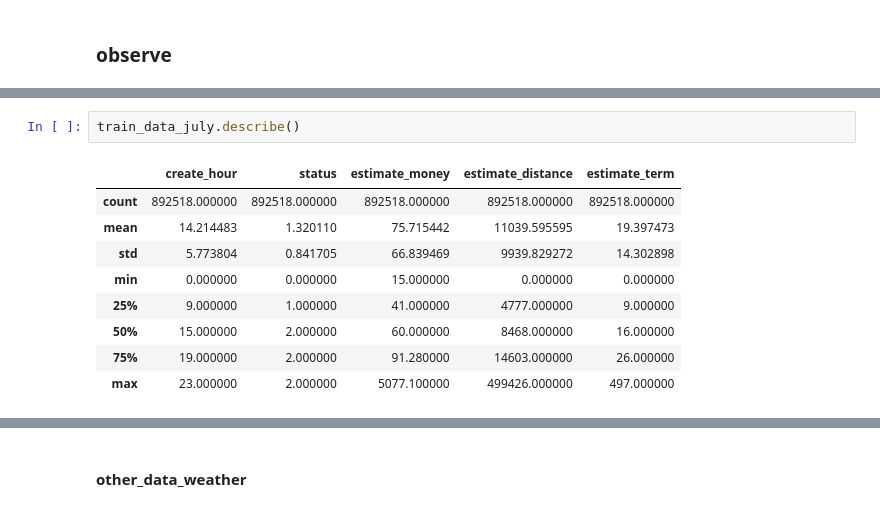
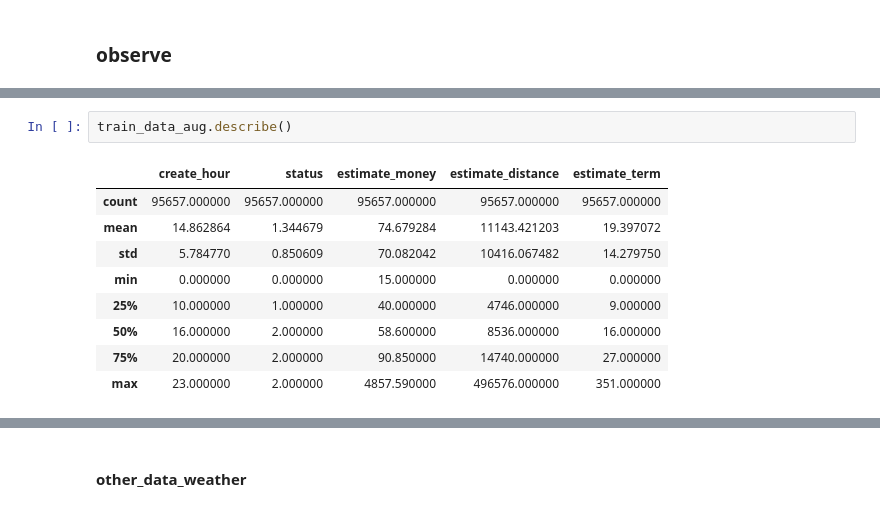
Before and after one commit to LinXueyuanStdio/UAIcup, a Jupyter notebook: analyseData.ipynb, the cells around one changed output, grey strips where cells are left out. Saved outputs shown, nothing was run; the diff lists cells and outputs as text.

```diff
--- a/analyseData.ipynb
+++ b/analyseData.ipynb
@@ -173,12 +201,12 @@ train_data_july.head()
 # %%
-train_data_july.describe()
+train_data_aug.describe()
 # %% [output]
 |  | create_hour | status | estimate_money | estimate_distance | estimate_term |
-| count | 892518.000000 | 892518.000000 | 892518.000000 | 892518.000000 | 892518.000000 |
-| mean | 14.214483 | 1.320110 | 75.715442 | 11039.595595 | 19.397473 |
-| std | 5.773804 | 0.841705 | 66.839469 | 9939.829272 | 14.302898 |
+| count | 95657.000000 | 95657.000000 | 95657.000000 | 95657.000000 | 95657.000000 |
+| mean | 14.862864 | 1.344679 | 74.679284 | 11143.421203 | 19.397072 |
+| std | 5.784770 | 0.850609 | 70.082042 | 10416.067482 | 14.279750 |
 | min | 0.000000 | 0.000000 | 15.000000 | 0.000000 | 0.000000 |
-| 25% | 9.000000 | 1.000000 | 41.000000 | 4777.000000 | 9.000000 |
-| 50% | 15.000000 | 2.000000 | 60.000000 | 8468.000000 | 16.000000 |
-| 75% | 19.000000 | 2.000000 | 91.280000 | 14603.000000 | 26.000000 |
-| max | 23.000000 | 2.000000 | 5077.100000 | 499426.000000 | 497.000000 |
+| 25% | 10.000000 | 1.000000 | 40.000000 | 4746.000000 | 9.000000 |
+| 50% | 16.000000 | 2.000000 | 58.600000 | 8536.000000 | 16.000000 |
+| 75% | 20.000000 | 2.000000 | 90.850000 | 14740.000000 | 27.000000 |
+| max | 23.000000 | 2.000000 | 4857.590000 | 496576.000000 | 351.000000 |
```
Also changed, not shown: parts of 32 cells of this notebook, 1 other file.
